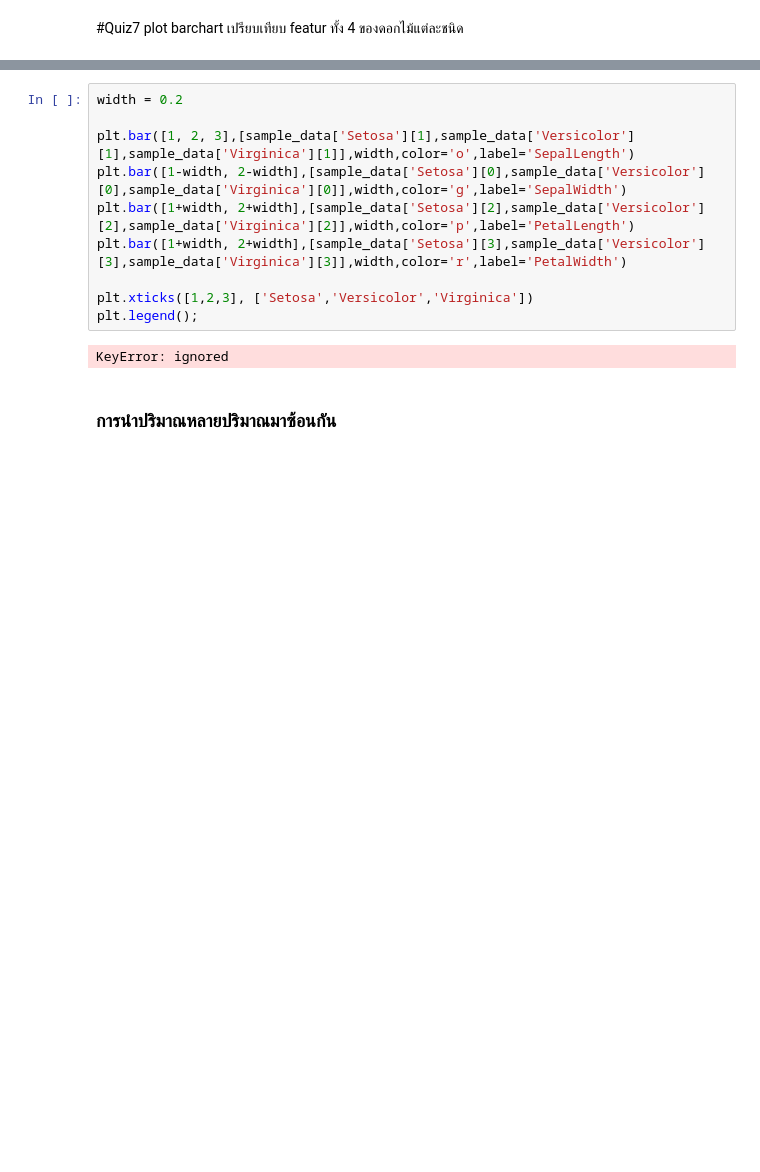
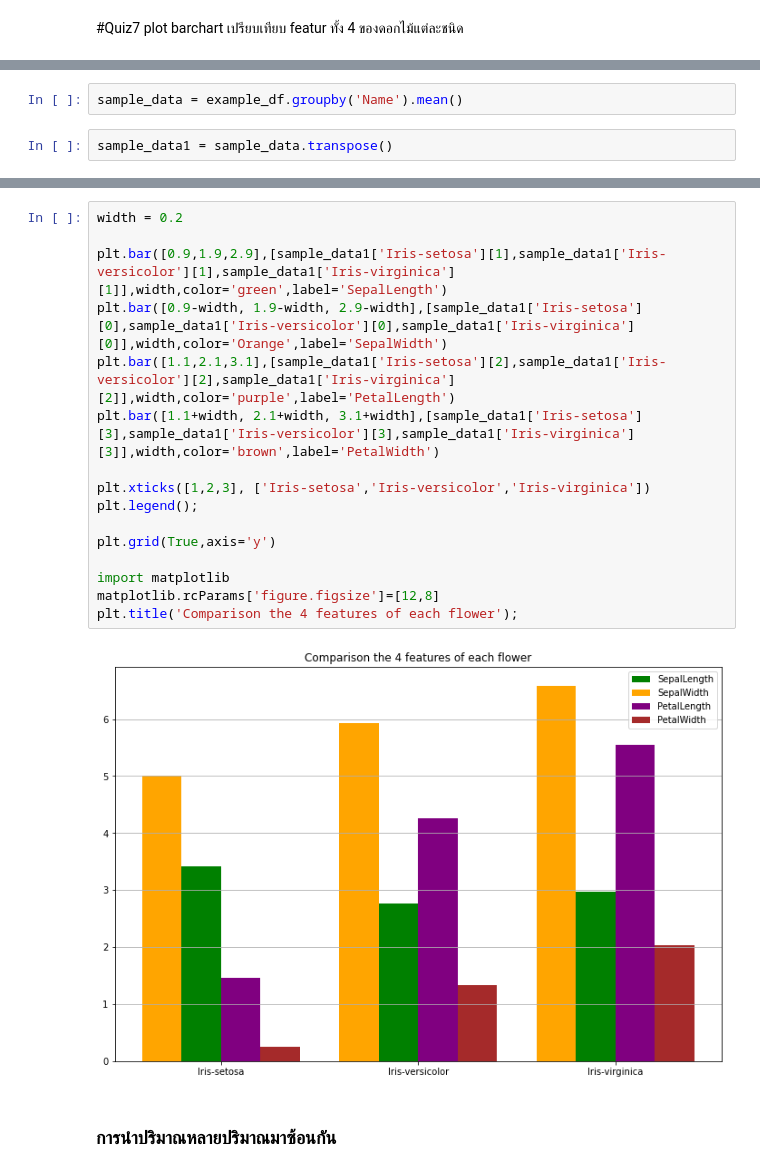
Before and after one commit to Supansapkb/BasicProg_DataViz65, a Jupyter notebook: DataViz04_Data_Comparison.ipynb, the cells around one changed output, grey strips where cells are left out. Saved outputs shown, nothing was run; the diff lists cells and outputs as text; blank space fills up the shorter version.

Commit message:
Comparison + Quiz7

```diff
--- a/DataViz04_Data_Comparison.ipynb
+++ b/DataViz04_Data_Comparison.ipynb
@@ -258,0 +263,4 @@ plot barchart เปรียบเทียบ featur ทั้ง 4 ของ
+# %%
+sample_data = example_df.groupby('Name').mean()
+# %%
+sample_data1 = sample_data.transpose()
@@ -259,15 +275,21 @@ plot barchart เปรียบเทียบ featur ทั้ง 4 ของ
 # %%
 width = 0.2
 
-plt.bar([1, 2, 3],[sample_data['Setosa'][1],sample_data['Versicolor'][1],sample_data['Virginica'][1]],width,color='o',label='SepalLength')
-plt.bar([1-width, 2-width],[sample_data['Setosa'][0],sample_data['Versicolor'][0],sample_data['Virginica'][0]],width,color='g',label='SepalWidth')
-plt.bar([1+width, 2+width],[sample_data['Setosa'][2],sample_data['Versicolor'][2],sample_data['Virginica'][2]],width,color='p',label='PetalLength')
-plt.bar([1+width, 2+width],[sample_data['Setosa'][3],sample_data['Versicolor'][3],sample_data['Virginica'][3]],width,color='r',label='PetalWidth')
+plt.bar([0.9,1.9,2.9],[sample_data1['Iris-setosa'][1],sample_data1['Iris-versicolor'][1],sample_data1['Iris-virginica'][1]],width,color='green',label='SepalLength')
+plt.bar([0.9-width, 1.9-width, 2.9-width],[sample_data1['Iris-setosa'][0],sample_data1['Iris-versicolor'][0],sample_data1['Iris-virginica'][0]],width,color='Orange',label='SepalWidth')
+plt.bar([1.1,2.1,3.1],[sample_data1['Iris-setosa'][2],sample_data1['Iris-versicolor'][2],sample_data1['Iris-virginica'][2]],width,color='purple',label='PetalLength')
+plt.bar([1.1+width, 2.1+width, 3.1+width],[sample_data1['Iris-setosa'][3],sample_data1['Iris-versicolor'][3],sample_data1['Iris-virginica'][3]],width,color='brown',label='PetalWidth')
 
-plt.xticks([1,2,3], ['Setosa','Versicolor','Virginica'])
+plt.xticks([1,2,3], ['Iris-setosa','Iris-versicolor','Iris-virginica'])
 plt.legend();
+
+plt.grid(True,axis='y')
+
+import matplotlib
+matplotlib.rcParams['figure.figsize']=[12,8]
+plt.title('Comparison the 4 features of each flower');
 # %% [output]
-KeyError: ignored
+[figure, added]
 # %% [markdown]
 ### การนำปริมาณหลายปริมาณมาซ้อนกัน
 # %% [markdown]
```
Also changed, not shown: parts of 22 cells of this notebook.
